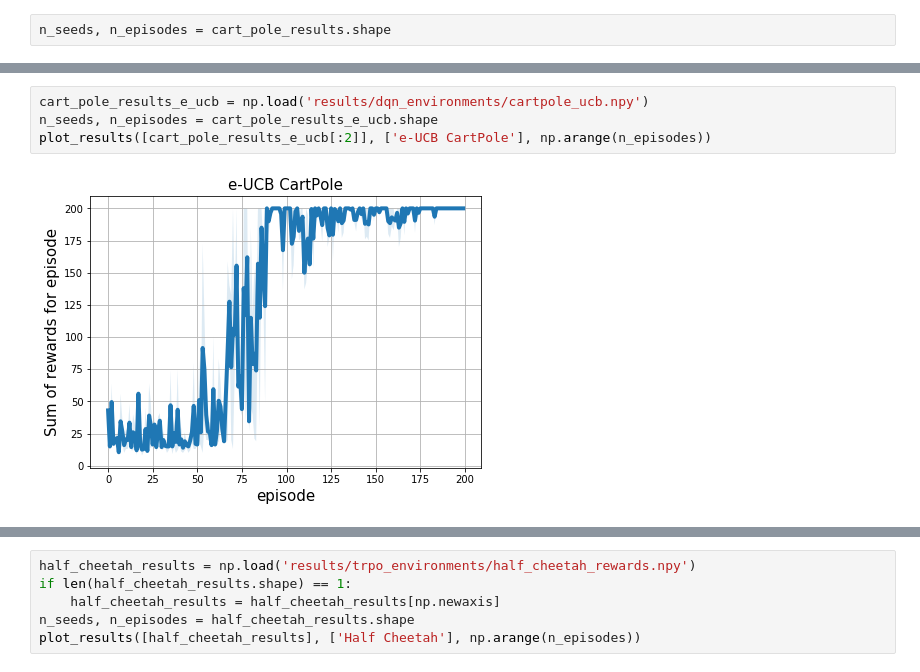
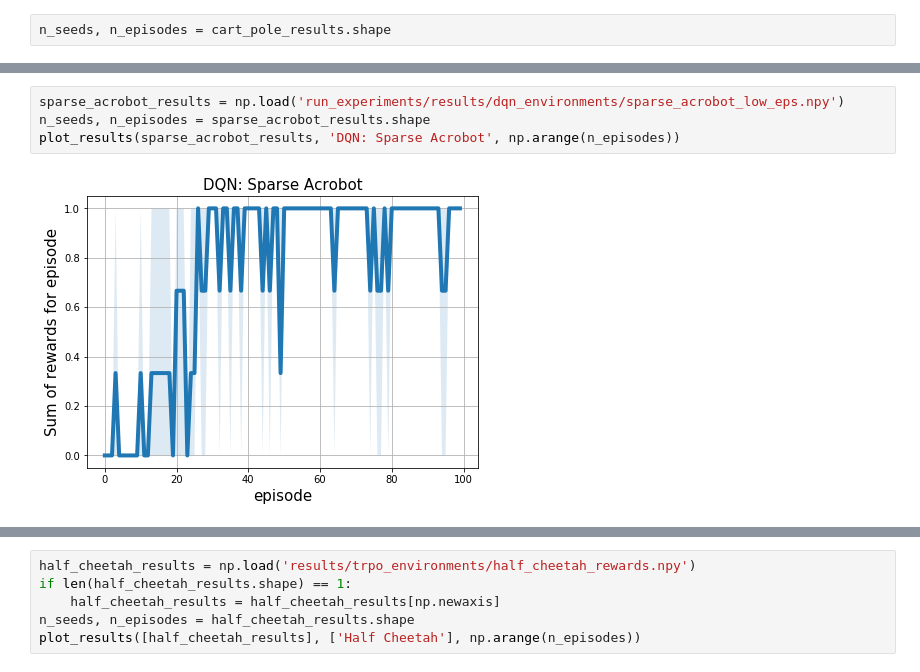
Before and after one commit to VakhrameevaLiza/exploration_pytorch, a Jupyter notebook: results.ipynb, the cells around one changed output, grey strips where cells are left out. Drawn from its saved outputs; the diff is of its cells as text.

```diff
--- a/results.ipynb
+++ b/results.ipynb
@@ -107,6 +126,6 @@ plot_results([cart_pole_results], ['CartPole'], np.arange(n_episodes))
 # %%
-cart_pole_results_e_ucb = np.load('results/dqn_environments/cartpole_ucb.npy')
-n_seeds, n_episodes = cart_pole_results_e_ucb.shape
-plot_results([cart_pole_results_e_ucb[:2]], ['e-UCB CartPole'], np.arange(n_episodes))
+sparse_acrobot_results = np.load('run_experiments/results/dqn_environments/sparse_acrobot_low_eps.npy')
+n_seeds, n_episodes = sparse_acrobot_results.shape
+plot_results(sparse_acrobot_results, 'DQN: Sparse Acrobot', np.arange(n_episodes))
 # %% [output]
-[figure, old version]
+[figure, new version]
```
Also changed, not shown: parts of 29 cells of this notebook, 28 other files.
